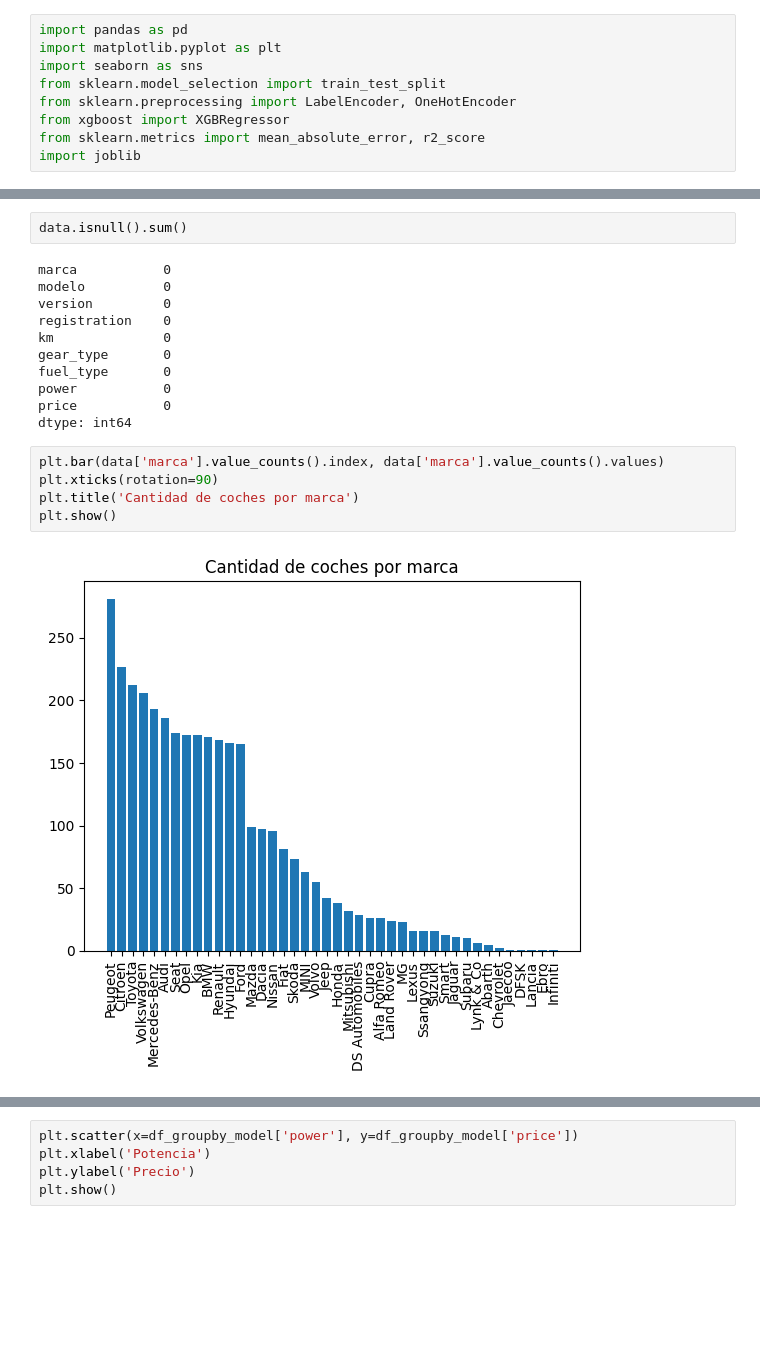
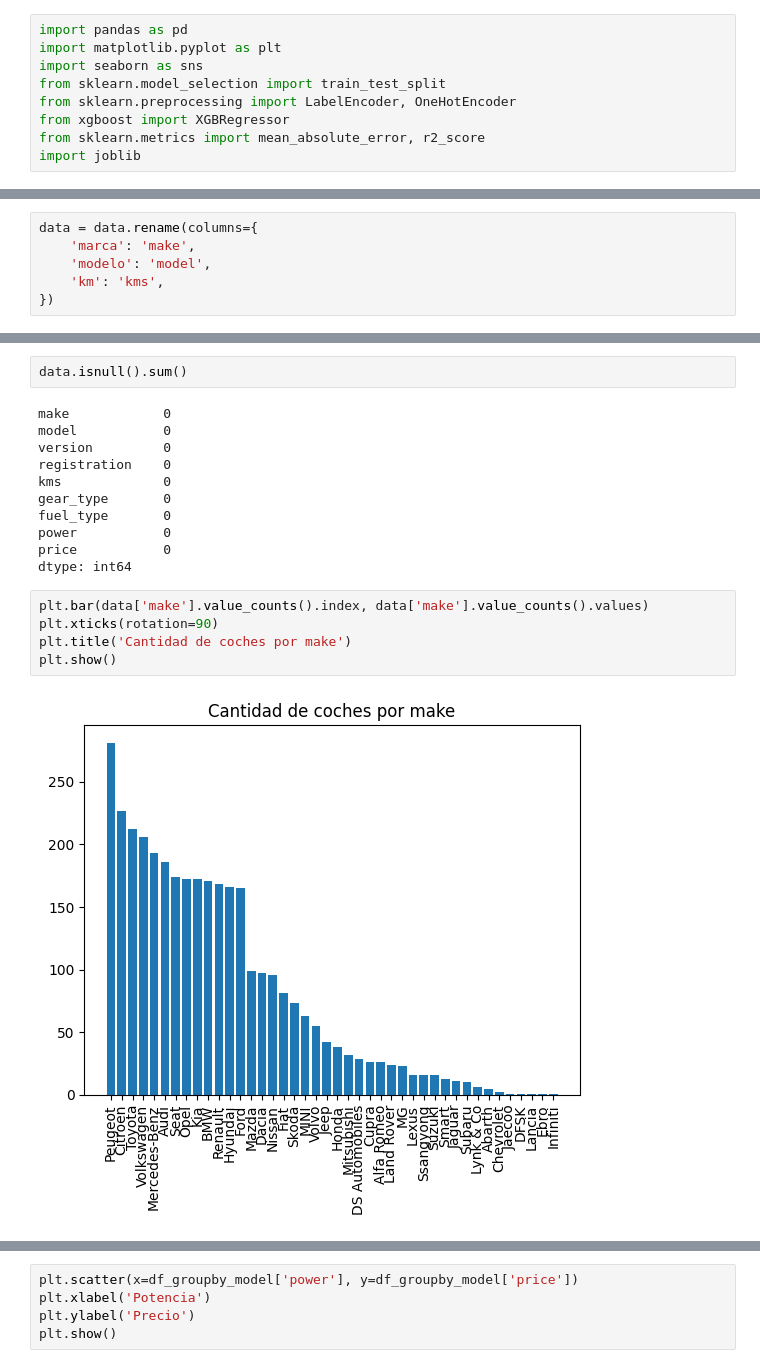
Before and after one commit to JaviFigueroaVicente/IberiaDriveInsights, a Jupyter notebook: backend/notebooks/analisis_coches.ipynb, the cells around one changed output, grey strips where cells are left out. Drawn from its saved outputs; the diff is of its cells as text; blank space fills up the shorter version.

```diff
--- a/backend/notebooks/analisis_coches.ipynb
+++ b/backend/notebooks/analisis_coches.ipynb
@@ -17,6 +17,12 @@ data.head()
 | 2 | Toyota | Yaris | 1.5 Hybrid | 07/2025 | 12629 | Automático | Híbrido | 116 | 24499 |
 | 3 | Ford | Transit | 2.0 TDCi | 02/2022 | 78582 | Manual | Diésel | 130 | 30999 |
 | 4 | Ford | Grand C-Max | 1.6 TDCi | 04/2015 | 85974 | Manual | Diésel | 115 | 10199 |
+# %%
+data = data.rename(columns={
+    'marca': 'make',
+    'modelo': 'model',
+    'km': 'kms',
+})
 # %%
 data.info()
 # %% [output]
@@ -51,21 +57,21 @@ data.describe()
 # %%
 data.isnull().sum()
 # %% [output]
-marca           0
-modelo          0
+make            0
+model           0
 version         0
 registration    0
-km              0
+kms             0
 gear_type       0
 fuel_type       0
 power           0
 price           0
 dtype: int64
 # %%
-plt.bar(data['marca'].value_counts().index, data['marca'].value_counts().values)
+plt.bar(data['make'].value_counts().index, data['make'].value_counts().values)
 plt.xticks(rotation=90)
-plt.title('Cantidad de coches por marca')
+plt.title('Cantidad de coches por make')
 plt.show()
 # %% [output]
-[figure, old version]
+[figure, new version]
 # %%
```
Also changed, not shown: parts of 19 cells of this notebook, 3 other files.
